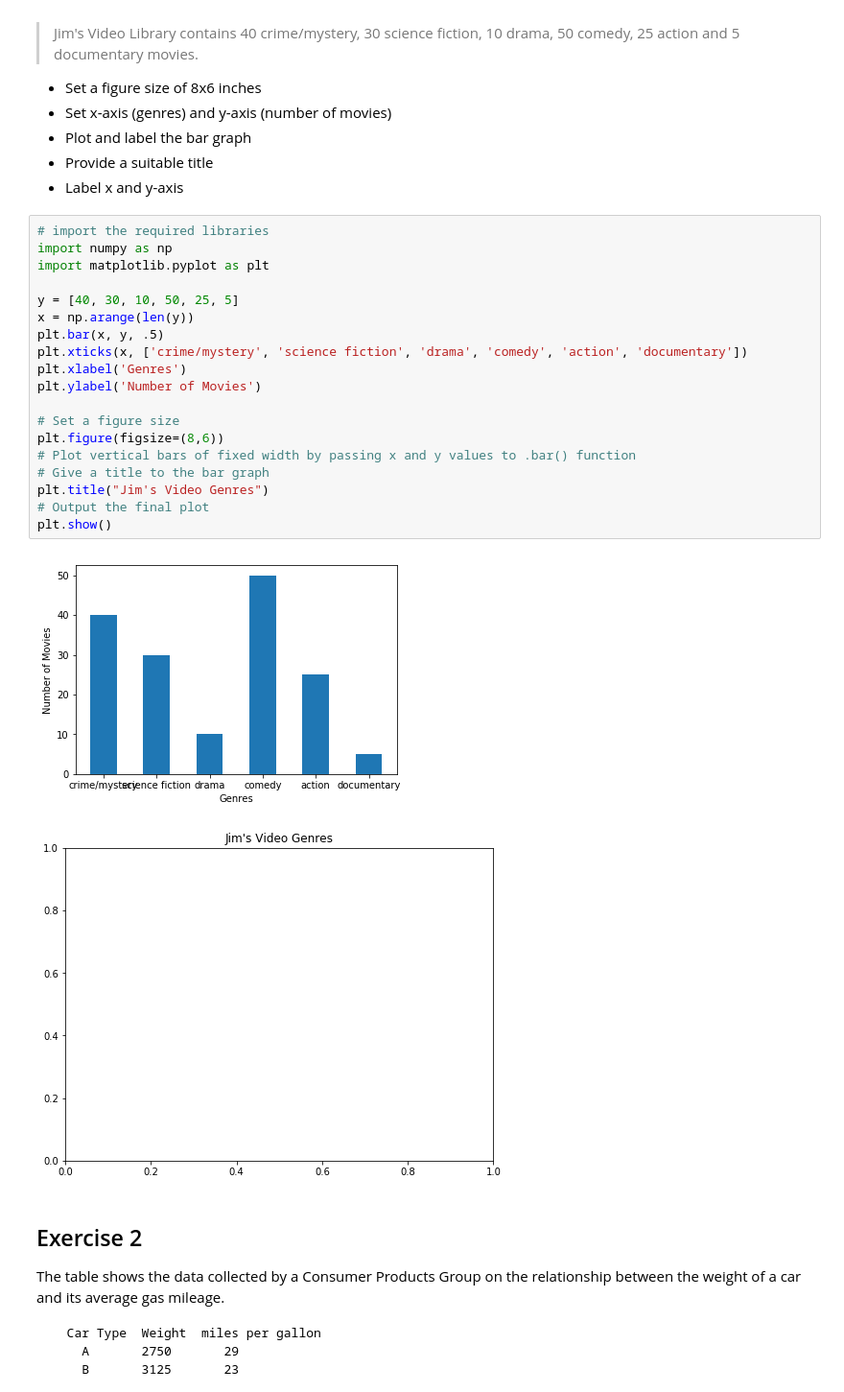
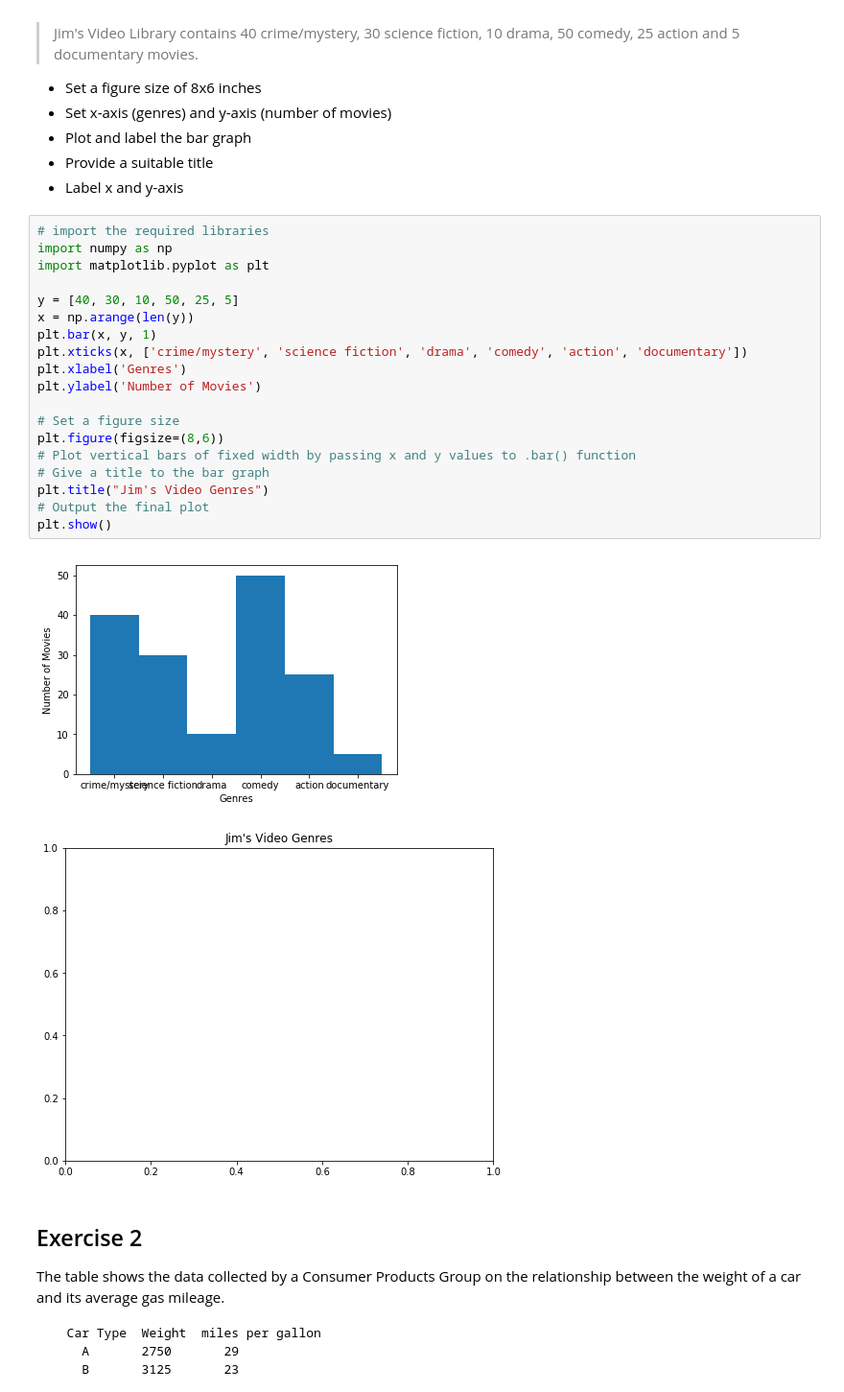
Before and after one commit to bgilroy26/dsc-data-viz-lab-nyc-ds-071519, a Jupyter notebook: index.ipynb, the cells around one changed output. Shown: that part at 96% size. Drawn from its saved outputs; the diff is of its cells as text.

```diff
--- a/index.ipynb
+++ b/index.ipynb
@@ -23,24 +23,24 @@ Make a vertical bar graph using `plt.bar()` for the following set of data:
 # %%
 # import the required libraries
 import numpy as np
 import matplotlib.pyplot as plt
 
 y = [40, 30, 10, 50, 25, 5]
 x = np.arange(len(y))
-plt.bar(x, y, .5)
+plt.bar(x, y, 1)
 plt.xticks(x, ['crime/mystery', 'science fiction', 'drama', 'comedy', 'action', 'documentary'])
 plt.xlabel('Genres')
 plt.ylabel('Number of Movies')
 
 # Set a figure size
 plt.figure(figsize=(8,6))
 # Plot vertical bars of fixed width by passing x and y values to .bar() function
 # Give a title to the bar graph
 plt.title("Jim's Video Genres")
 # Output the final plot
 plt.show()
 # %% [output]
-[figure, old version]
+[figure, new version]
 [figure]
 # %% [markdown]
 ## Exercise 2
```
